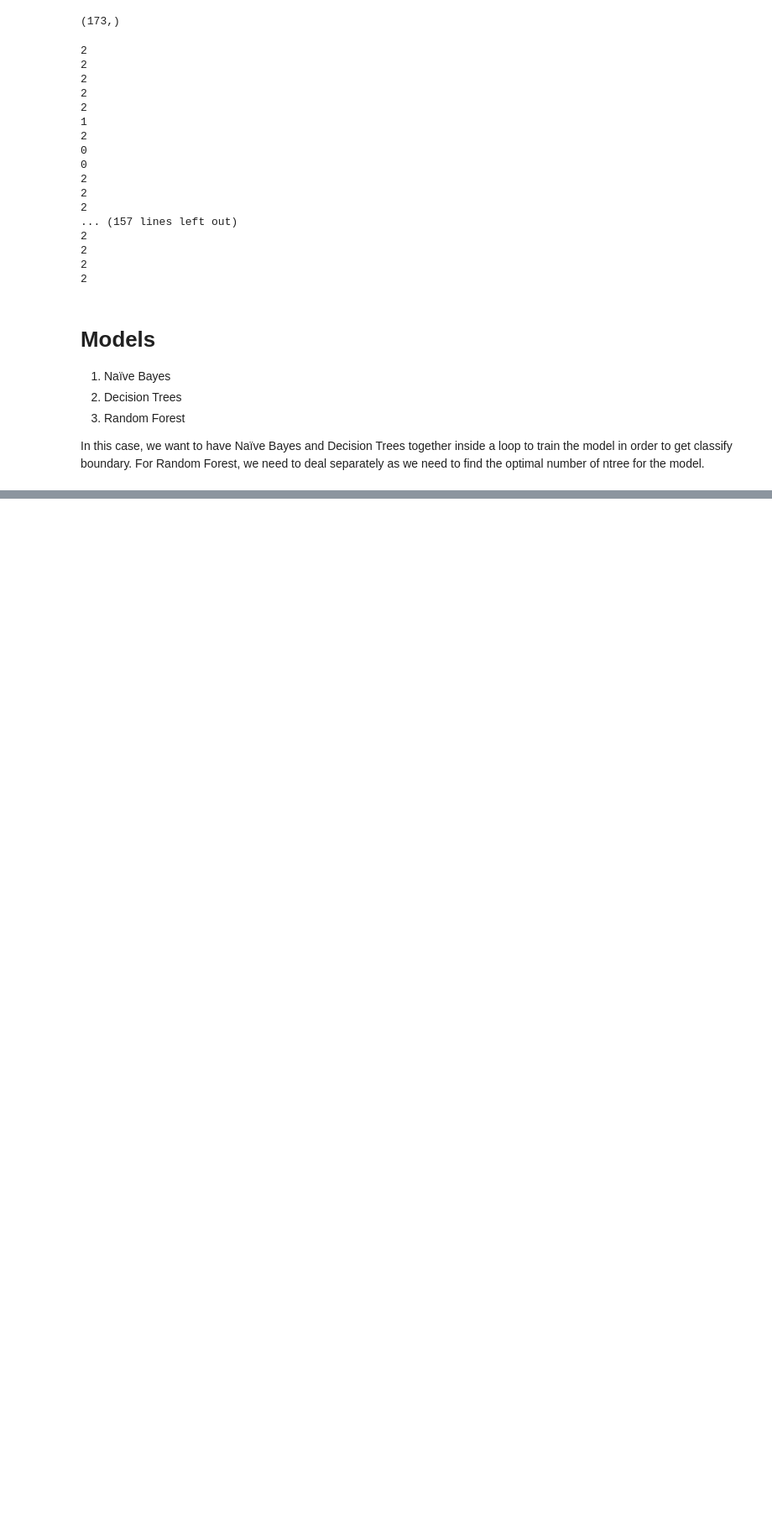
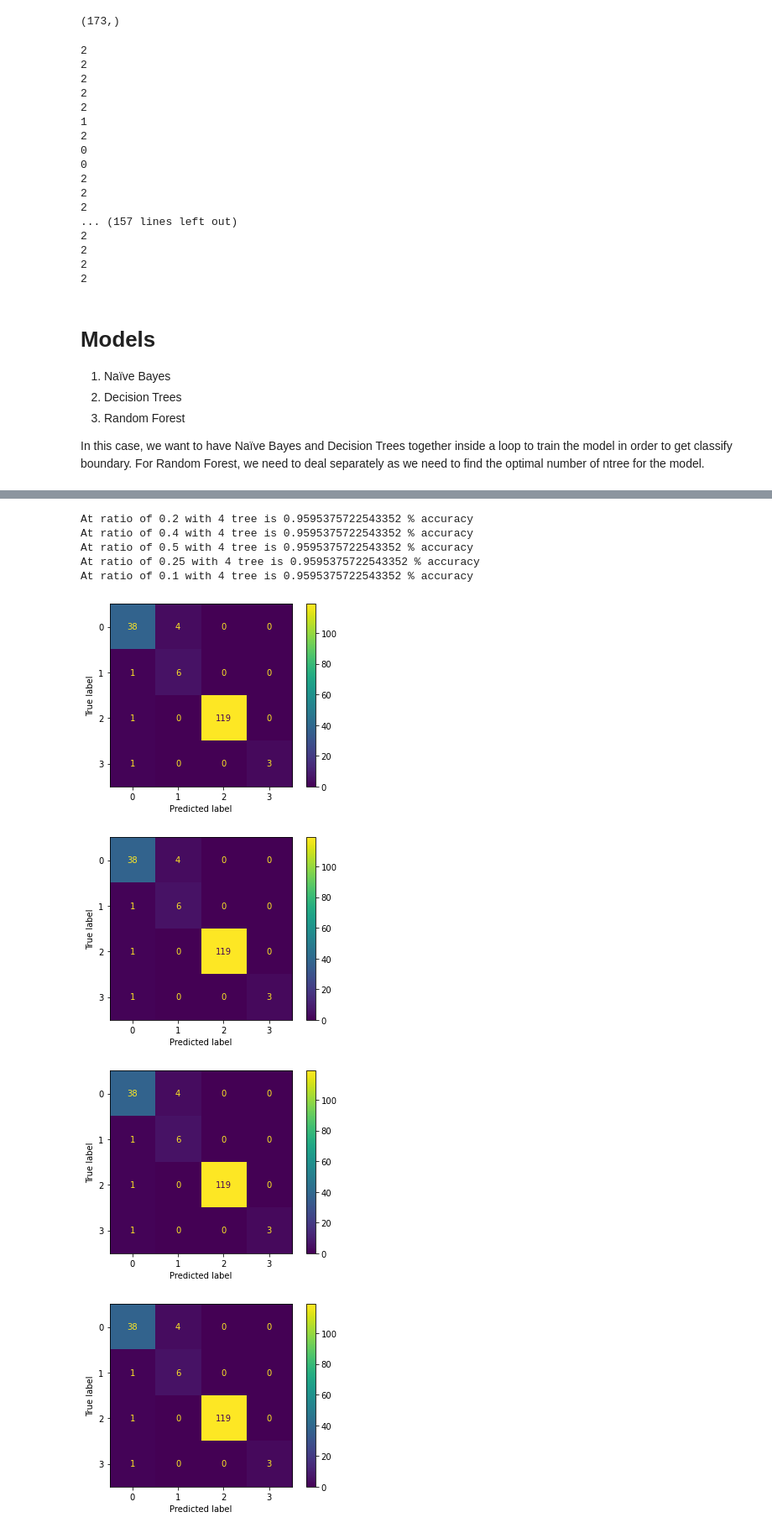
Before and after one commit to hchen98/DTSC710-ML, a Jupyter notebook: Project Assignment 1/code.ipynb, the cells around one changed output, grey strips where cells are left out. Shown: that part at 84% size. Cells and saved outputs as stored; diff of their text form; code cells hidden in the pictures; blank space fills up the shorter version.

```diff
--- a/Project Assignment 1/code.ipynb
+++ b/Project Assignment 1/code.ipynb
@@ -403,0 +461,35 @@ At ratio of 0.1 with 49 tree is 0.953757225433526 % accuracy
+# %%
+r = 0
+for ratio in train_test_set:
+
+    ############ Random Forest Model ############
+    forest_cl = RandomForestClassifier(n_estimators=4, criterion="entropy", random_state=0)
+    forest_cl.fit(ratio_item['X_train'], ratio_item['y_train'])
+
+    y_pred = tree_cl.predict(ratio_item['X_test'])
+
+    disp = plot_confusion_matrix(tree_cl, ratio_item['X_test'], ratio_item['y_test'])
+
+    accuracy = accuracy_score(ratio_item['y_test'], y_pred)
+
+    print("At ratio of {} with 4 tree is {} % accuracy".format(train_test_ratio[r], accuracy))
+
+    randomForest_model.append({
+        "test_ratio": train_test_ratio[r],
+        "y_pred": y_pred,
+        "y_pred_compare": np.concatenate((y_pred.reshape(len(y_pred), 1), ratio_item['y_test'].reshape(len(ratio_item['y_test']), 1)), axis=1),
+        "accuracy_score": accuracy,
+        "confusion_matrix": disp,
+    })
+
+    r+=1
+# %% [output]
+At ratio of 0.2 with 4 tree is 0.9595375722543352 % accuracy
+At ratio of 0.4 with 4 tree is 0.9595375722543352 % accuracy
+At ratio of 0.5 with 4 tree is 0.9595375722543352 % accuracy
+At ratio of 0.25 with 4 tree is 0.9595375722543352 % accuracy
+At ratio of 0.1 with 4 tree is 0.9595375722543352 % accuracy
+[figure, added]
+[figure, added]
+[figure, added]
+[figure, added]
```
Also changed, not shown: parts of 36 cells of this notebook.
